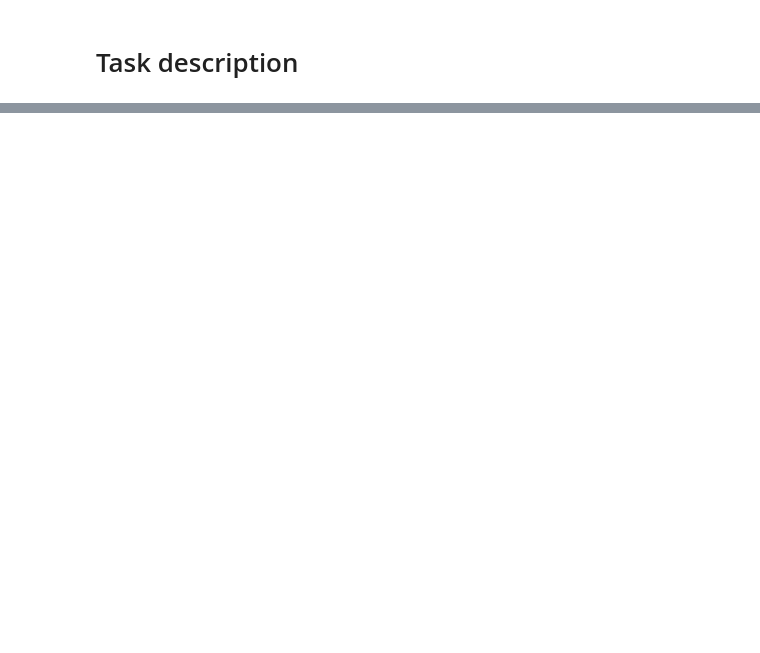
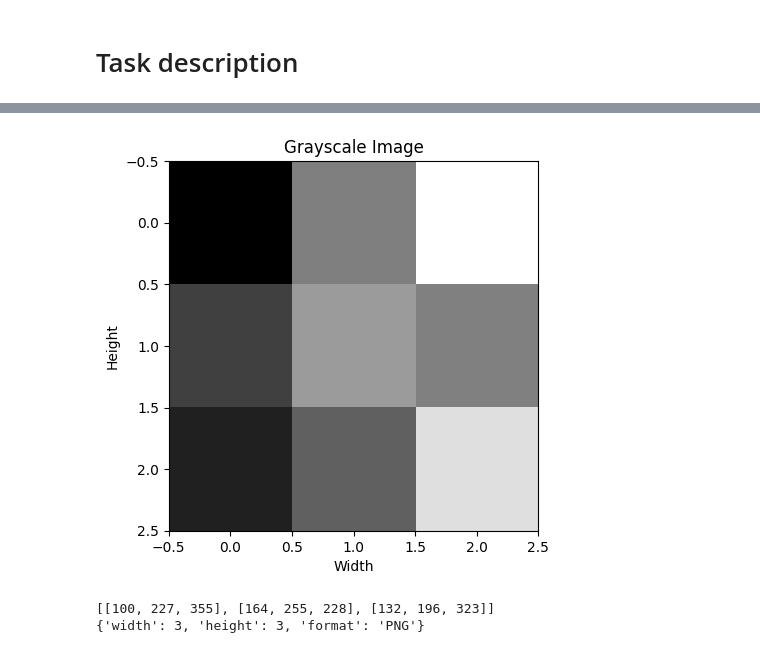
Before and after one commit to wiktorflorian/Tasks, a Jupyter notebook: NumLab/matrix.ipynb, the cells around one changed output, grey strips where cells are left out. Drawn from its saved outputs; the diff is of its cells as text; code cells hidden in the pictures; blank space fills up the shorter version.

```diff
--- a/NumLab/matrix.ipynb
+++ b/NumLab/matrix.ipynb
@@ -36,0 +120,18 @@ class Matrix:
+# %%
+# Creating list of lists
+m = [[1,2,3], [4,5,6]]
+
+# creating Matrix class object
+matrix = Matrix2(m)
+
+# checking if prints work
+matrix.print_matrix()
+
+# Checking if add_const_to_martrix works
+modified_matrix = matrix.add_const(5)
+
+# Checking the results
+print("Orginal matrix:")
+matrix.print_matrix()
+print("Modified matriz:")
+modified_matrix.print_matrix()
@@ -36,0 +244,4 @@ class Matrix:
+# %%
+modified_image = image.add_const_to_matrix(100)
+modified_image.show_image()
+modified_image.print_matrix()
@@ -36,0 +267,8 @@ class Matrix:
+# %%
+modified_image.replace_element(255, 1, 1)
+modified_image.show_image()
+modified_image.print_matrix()
+# %% [output]
+[figure, added]
+[[100, 227, 355], [164, 255, 228], [132, 196, 323]]
+{'width': 3, 'height': 3, 'format': 'PNG'}
```
Also changed, not shown: parts of 17 cells of this notebook.
